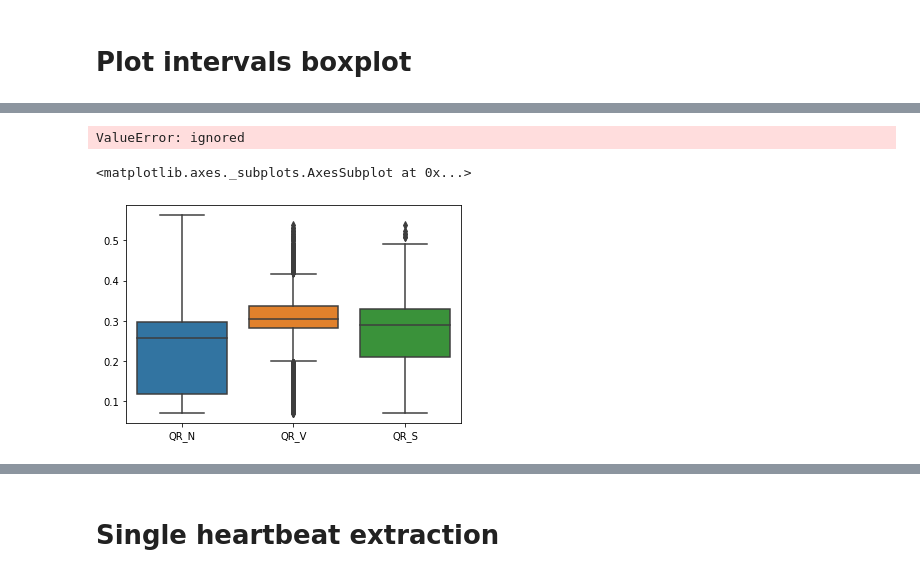
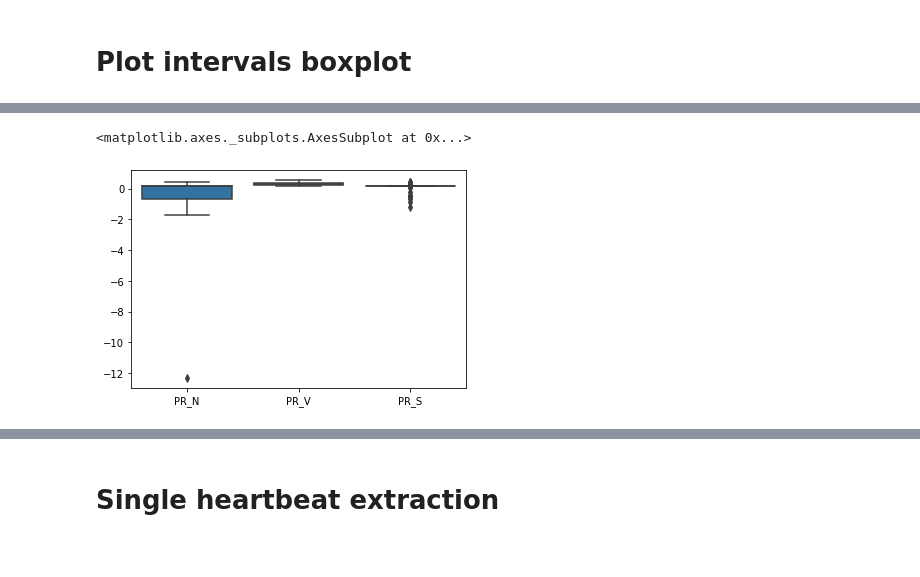
Before and after one commit to romano-francesco/applied-ai-in-biomedicine-ECG-classifier, a Jupyter notebook: Data_Loading_and_Exploration_v2.ipynb, the cells around one changed output, grey strips where cells are left out. Cells and saved outputs as stored; diff of their text form; code cells hidden in the pictures.

```diff
--- a/Data_Loading_and_Exploration_v2.ipynb
+++ b/Data_Loading_and_Exploration_v2.ipynb
@@ -332,15 +386,12 @@ TypeError: ignored
 # %%
 import matplotlib.pyplot as plt
 import pandas as pd
 import seaborn as sns
 
-df = pd.DataFrame({'PR_N': PR_N[0:len(PR_V)], 'PR_V': PR_V, 'PR_S': PR_S[0:len(PR_V)] })
-sns.boxplot(data=df)
+boxplot_dictionary_PR = dict( PR_N = PR_N, PR_V = PR_V, PR_S = PR_S )
+df_PR = pd.DataFrame(dict([ (k,pd.Series(v)) for k,v in boxplot_dictionary_PR.items() ]))
+
+sns.boxplot(data=df_PR)
 # %% [output]
-ValueError: ignored
+<matplotlib.axes._subplots.AxesSubplot at 0x...>
+[figure, added]
-# %%
-df1 = pd.DataFrame({'QR_N': QR_N[0:len(QR_V)], 'QR_V': QR_V, 'QR_S': QR_S[0:len(QR_V)]})
-sns.boxplot(data = df1)
-# %% [output]
-<matplotlib.axes._subplots.AxesSubplot at 0x...>
-[figure, removed]
```
Also changed, not shown: parts of 25 cells of this notebook.
